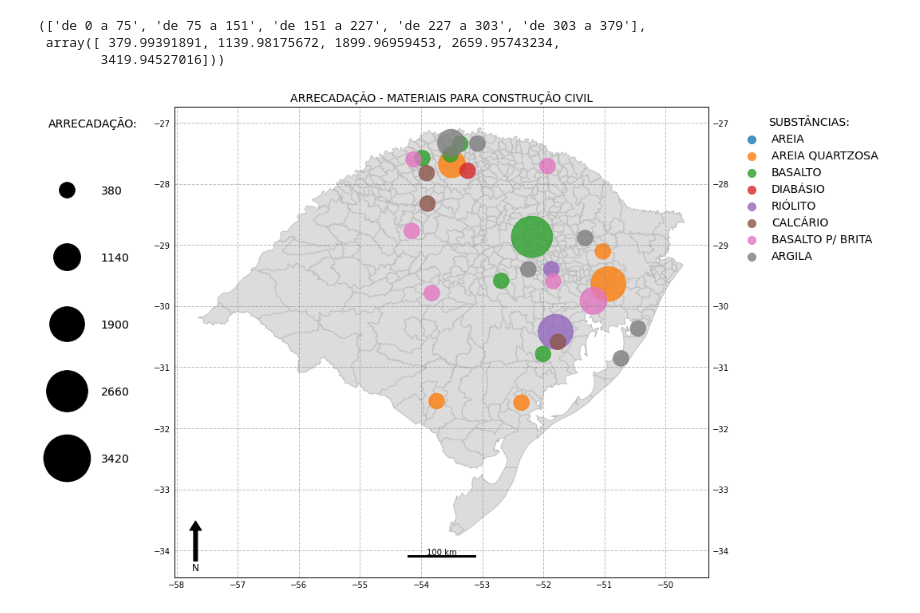
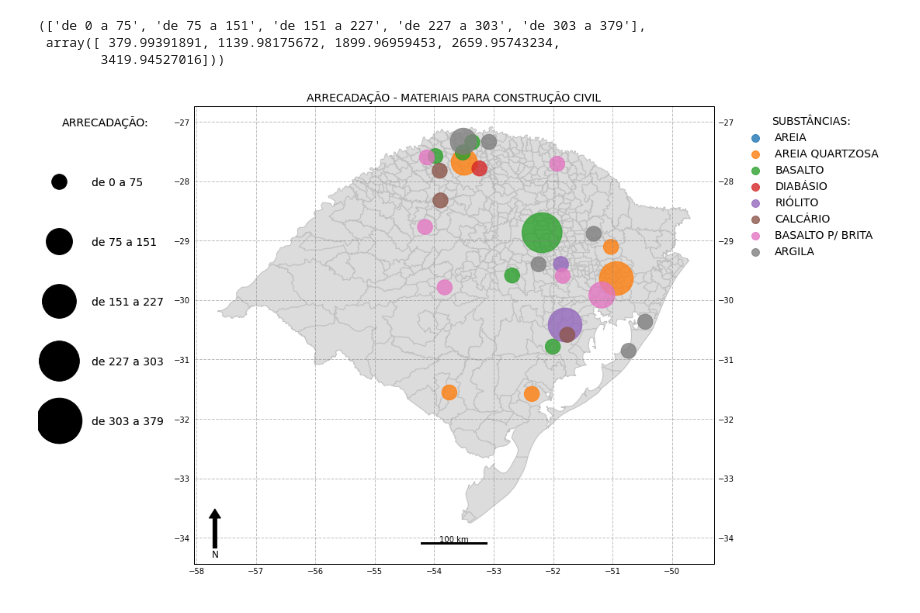
Before and after one commit to robertorolo/Mapas-minera-RS, a Jupyter notebook: arrecadacao.ipynb, the cells around one changed output. Saved outputs shown, nothing was run; the diff lists cells and outputs as text; code cells hidden in the pictures.

```diff
--- a/arrecadacao.ipynb
+++ b/arrecadacao.ipynb
@@ -140,33 +141,36 @@ for grupo in grupos:
         s = [which_bin(v=i, bin_edges=bin_edges, n_bins=5, norm=norm) for i in producao[mineral]]
         scatter = plt.scatter(x_pts, y_pts, alpha=0.8, s=s, label=mineral)
 
     gl = ax.gridlines(crs=ccrs.PlateCarree(), draw_labels=True,
                   linewidth=1, color='gray', alpha=0.5, linestyle='--')
     gl.xlabels_top = False
 
     x, y, arrow_length = 0.04, 0.12, 0.1
     ax.annotate('N', xy=(x, y), xytext=(x, y-arrow_length),
     arrowprops=dict(facecolor='black', width=5, headwidth=15),
     ha='center', va='center', fontsize=12,
     xycoords=ax.transAxes)
 
     scale_bar(ax, 100, location=(0.5,0.01))
 
     test = plt.scatter(x=np.ones(len(ss))*-54, y=np.ones(len(ss))*-30, s=ss, alpha=0)
+    handles, labels = test.legend_elements(prop="sizes", alpha=0.6)
+    labels = l
     kw = dict(prop="sizes")
 
     lgd1 = ax.legend(bbox_to_anchor=(1.04, 1), edgecolor = 'white', fontsize='14', title='SUBSTÂNCIAS:', title_fontsize='14')
     for handle in lgd1.legendHandles:
         handle.set_sizes([100.0])
-    lgd2 = ax.legend(*test.legend_elements(**kw), labelspacing=5, handletextpad=2 , bbox_to_anchor=(-0.05, 1), edgecolor = 'white', fontsize='14', title='ARRECADAÇÃO:', title_fontsize='14')
+    lgd2 = ax.legend(handles, labels, labelspacing=4.5, handletextpad=2 , bbox_to_anchor=(-0.04, 1), edgecolor = 'white', fontsize='14', title='ARRECADAÇÃO:', title_fontsize='14')
+    nl = []
     for i, handle in enumerate(lgd2.legendHandles):
         handle._legmarker.set_alpha(1)
 
     plt.gca().add_artist(lgd1)
     plt.gca().add_artist(lgd2)
 
     ax.set_title('ARRECADAÇÃO - {}'.format(grupo.upper()), loc='center', fontsize='14')
     nome = grupo.upper()
-    plt.savefig('imagens/arrecadacao/'+nome+".png", bbox_inches='tight', facecolor='white', dpi = 300)
+    plt.savefig('imagens/arrecadacao/'+nome+".png", bbox_inches='tight', facecolor='white', dpi = 300, bbox_extra_artists=(lgd1,lgd2))
 # %% [output]
-[figure, old version]
+[figure, new version]
```
Also changed, not shown: parts of 1 cell of this notebook.
